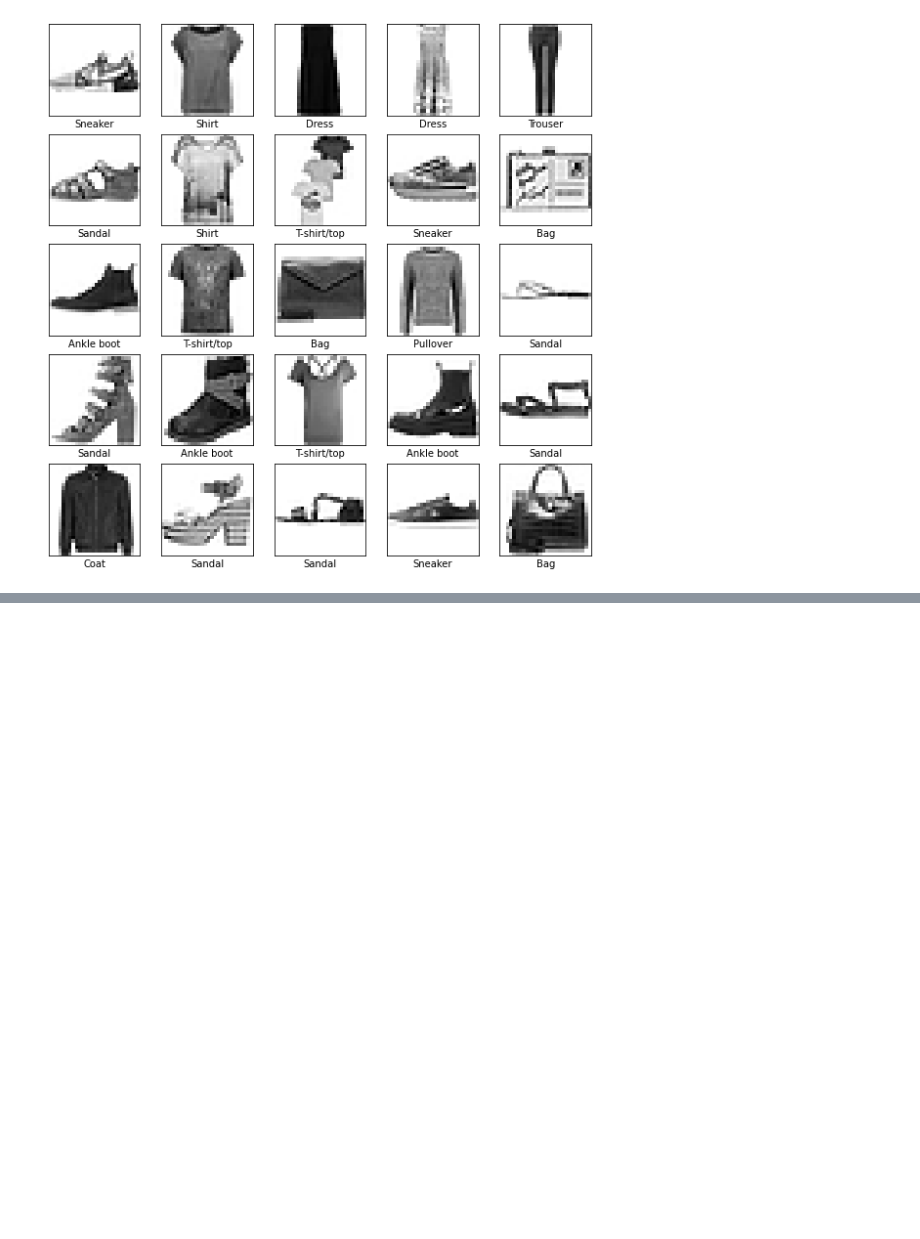
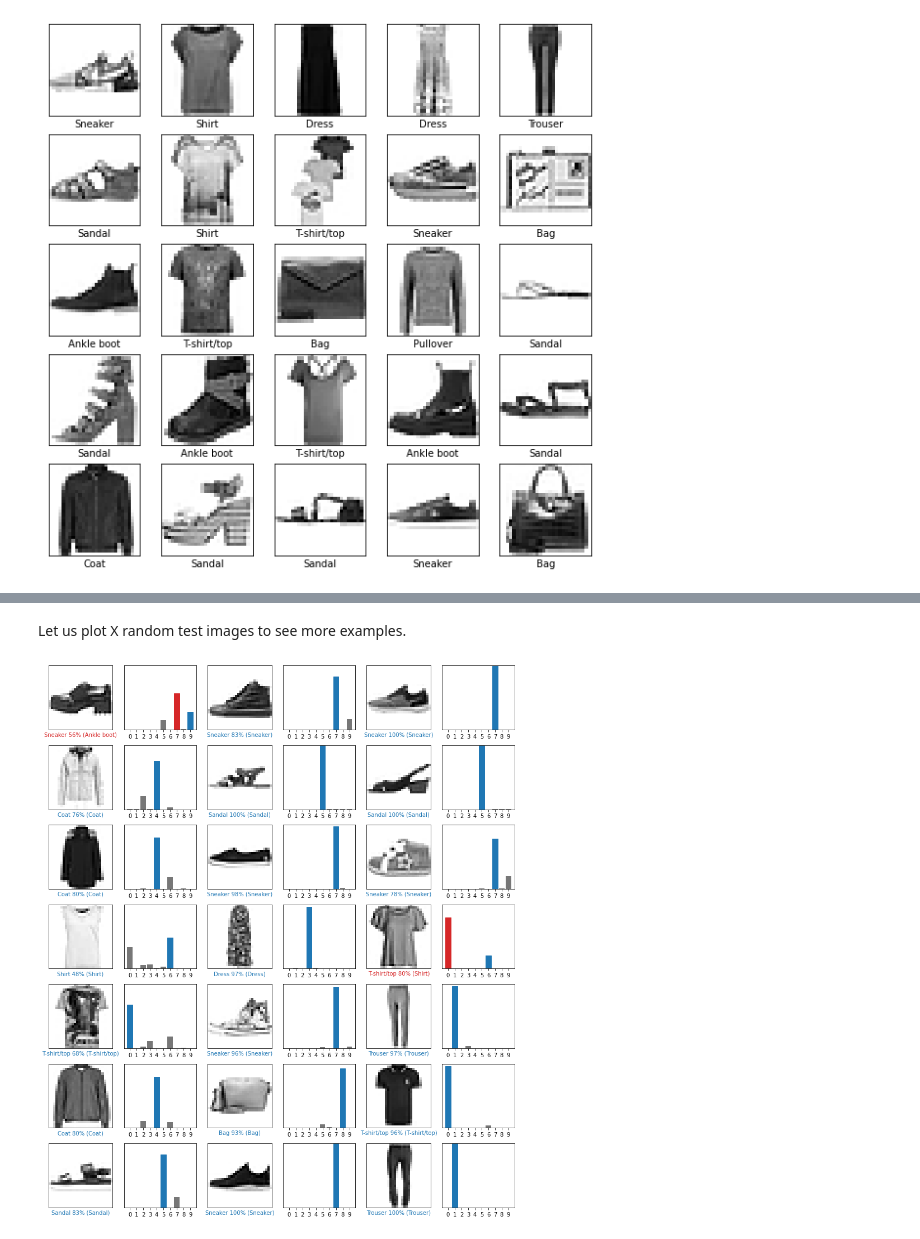
Before and after one commit to mtomasini/TensorFlowTraining, a Jupyter notebook: tfTutorial.ipynb, the cells around one changed output, grey strips where cells are left out. Drawn from its saved outputs; the diff is of its cells as text; code cells hidden in the pictures; blank space fills up the shorter version.

```diff
--- a/tfTutorial.ipynb
+++ b/tfTutorial.ipynb
@@ -71,0 +89,4 @@ plt.show()
+# %%
+model.compile(optimizer='adam',
+              loss=tf.keras.losses.SparseCategoricalCrossentropy(from_logits=True),
+              metrics=['accuracy'])
@@ -71,0 +186,17 @@ plt.show()
+# %% [markdown]
+Let us plot X random test images to see more examples.
+# %%
+num_rows = 7
+num_cols = 3
+num_images = num_rows * num_cols
+plt.figure(figsize=(2*2*num_cols, 2*num_rows))
+for i in range(num_images):
+    showed = randint(0, test_labels.shape[0])
+    plt.subplot(num_rows, 2*num_cols, 2*i+1)
+    plot_image(showed, predictions[showed], test_labels, test_images)
+    plt.subplot(num_rows, 2*num_cols, 2*i+2)
+    plot_value_array(showed, predictions[showed], test_labels)
+plt.tight_layout()
+plt.show()
+# %% [output]
+[figure, added]
```
Also changed, not shown: parts of 15 cells of this notebook.
